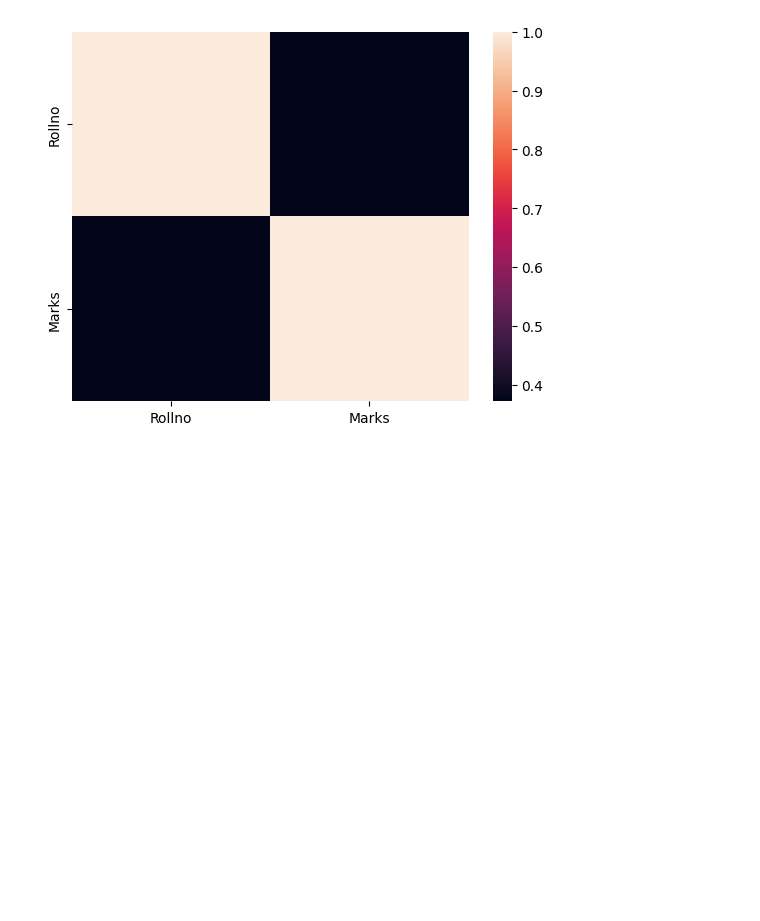
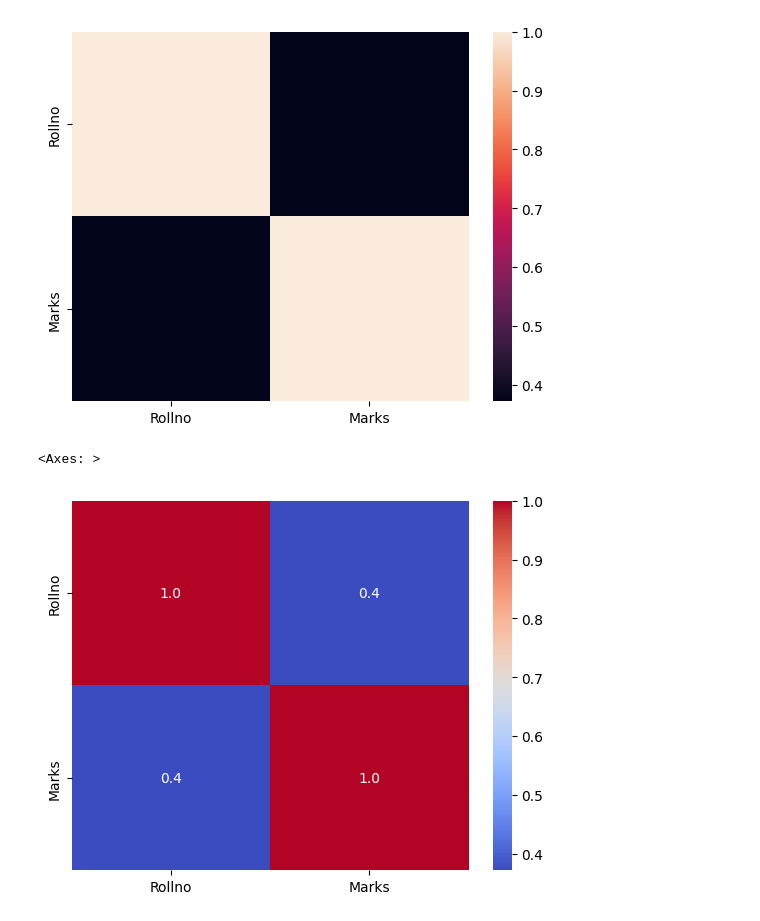
Before and after one commit to TanuSingh10/Data_science-practical, a Jupyter notebook: Prac7.ipynb, the cells around one changed output. Cells and saved outputs as stored; diff of their text form; code cells hidden in the pictures; blank space fills up the shorter version.

```diff
--- a/Prac7.ipynb
+++ b/Prac7.ipynb
@@ -121,3 +121,8 @@ sns.heatmap(correlation)
 # %% [output]
 <Axes: >
 [figure]
+# %%
+sns.heatmap(correlation,annot=True,fmt=".1f",cmap="coolwarm")
+# %% [output]
+<Axes: >
+[figure, added]
```
